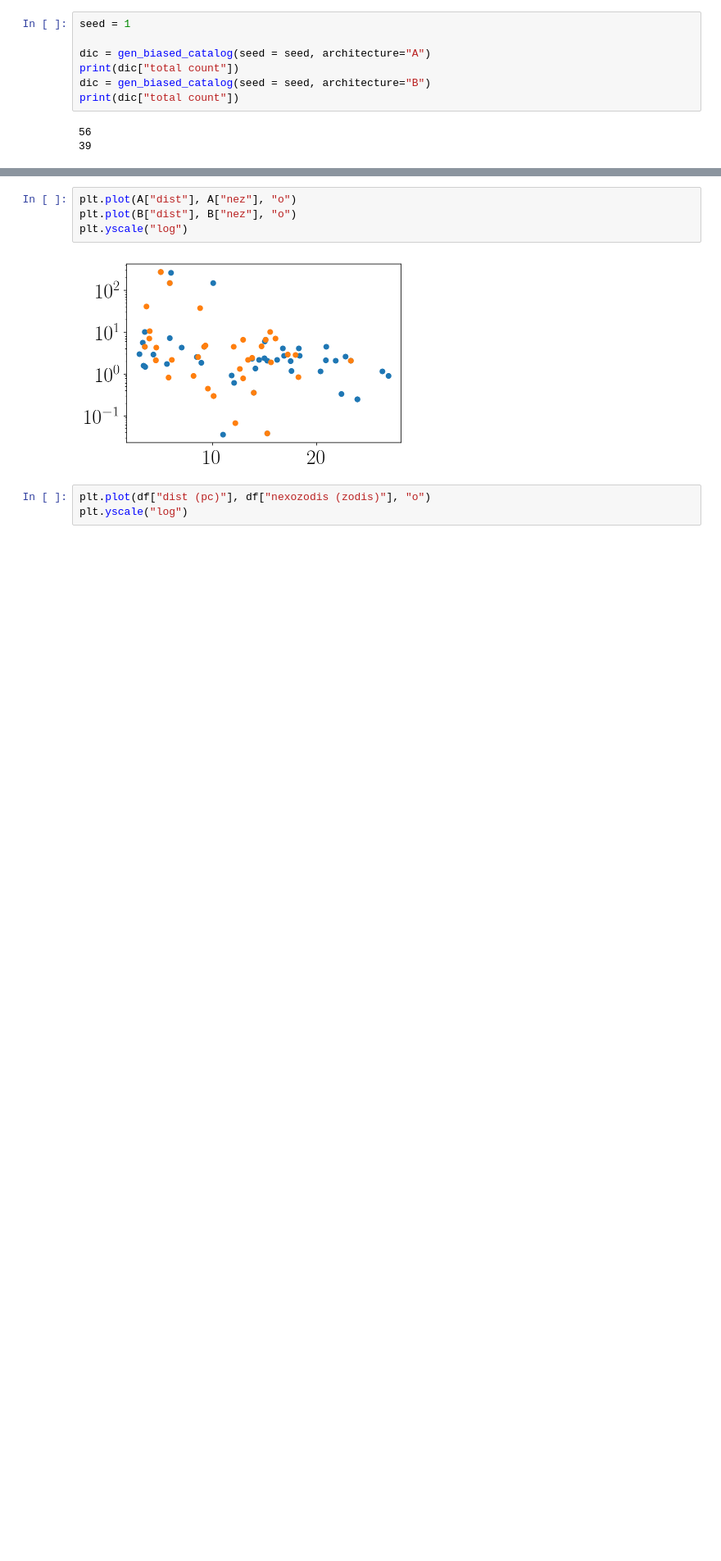
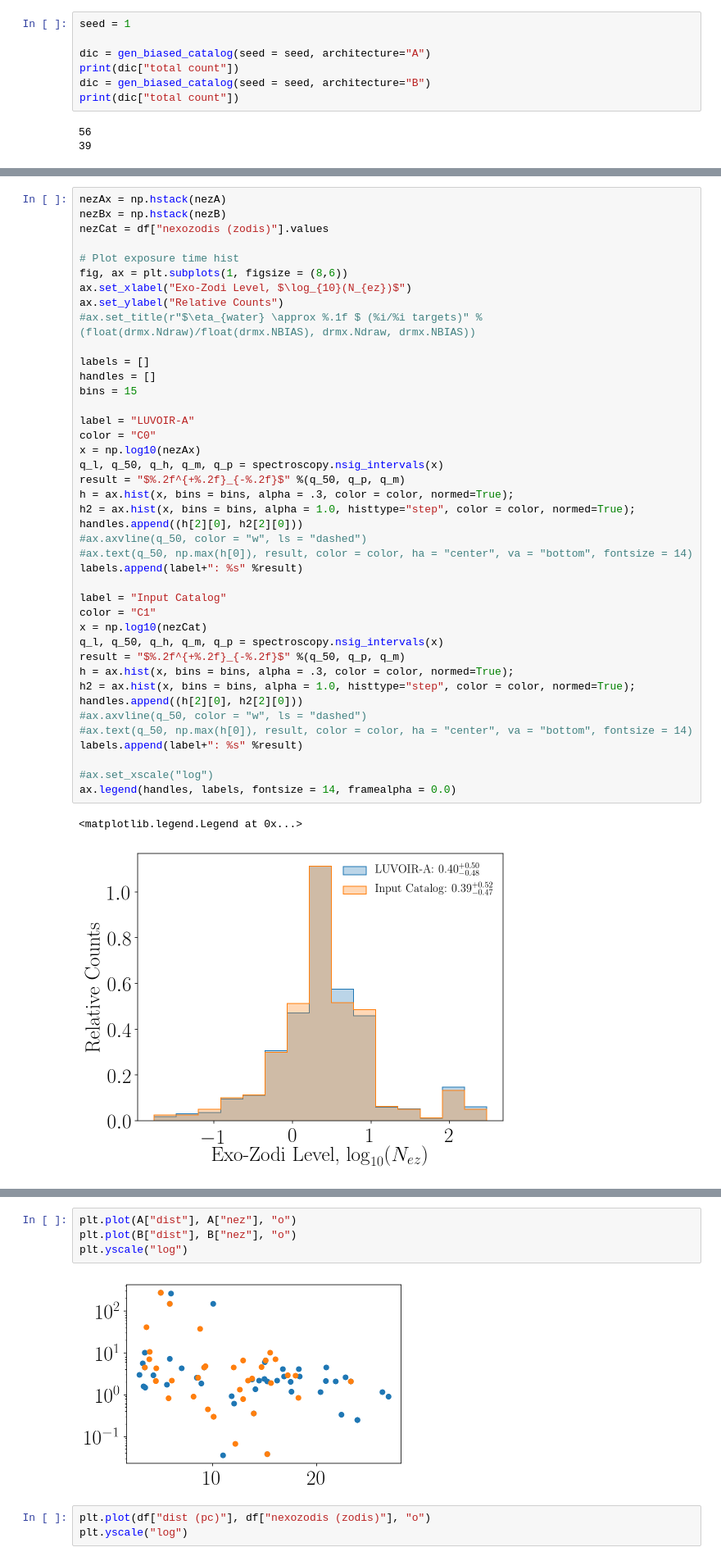
Before and after one commit to jlustigy/luvoir_hec_drm, a Jupyter notebook: notebooks/luvoir_char_biased_draw.ipynb, the cells around one changed output, grey strips where cells are left out. Shown at 82% size. Drawn from its saved outputs; the diff is of its cells as text; blank space fills up the shorter version.

```diff
--- a/notebooks/luvoir_char_biased_draw.ipynb
+++ b/notebooks/luvoir_char_biased_draw.ipynb
@@ -357,0 +362,44 @@ ax.legend(handles, labels, fontsize = 14, framealpha = 0.0)
+# %%
+nezAx = np.hstack(nezA)
+nezBx = np.hstack(nezB)
+nezCat = df["nexozodis (zodis)"].values
+
+# Plot exposure time hist
+fig, ax = plt.subplots(1, figsize = (8,6))
+ax.set_xlabel("Exo-Zodi Level, $\log_{10}(N_{ez})$")
+ax.set_ylabel("Relative Counts")
+#ax.set_title(r"$\eta_{water} \approx %.1f $ (%i/%i targets)" %(float(drmx.Ndraw)/float(drmx.NBIAS), drmx.Ndraw, drmx.NBIAS))
+
+labels = []
+handles = []
+bins = 15
+
+label = "LUVOIR-A"
+color = "C0"
+x = np.log10(nezAx)
+q_l, q_50, q_h, q_m, q_p = spectroscopy.nsig_intervals(x)
+result = "$%.2f^{+%.2f}_{-%.2f}$" %(q_50, q_p, q_m)
+h = ax.hist(x, bins = bins, alpha = .3, color = color, normed=True);
+h2 = ax.hist(x, bins = bins, alpha = 1.0, histtype="step", color = color, normed=True);
+handles.append((h[2][0], h2[2][0]))
+#ax.axvline(q_50, color = "w", ls = "dashed")
+#ax.text(q_50, np.max(h[0]), result, color = color, ha = "center", va = "bottom", fontsize = 14)
+labels.append(label+": %s" %result)
+
+label = "Input Catalog"
+color = "C1"
+x = np.log10(nezCat)
+q_l, q_50, q_h, q_m, q_p = spectroscopy.nsig_intervals(x)
+result = "$%.2f^{+%.2f}_{-%.2f}$" %(q_50, q_p, q_m)
+h = ax.hist(x, bins = bins, alpha = .3, color = color, normed=True);
+h2 = ax.hist(x, bins = bins, alpha = 1.0, histtype="step", color = color, normed=True);
+handles.append((h[2][0], h2[2][0]))
+#ax.axvline(q_50, color = "w", ls = "dashed")
+#ax.text(q_50, np.max(h[0]), result, color = color, ha = "center", va = "bottom", fontsize = 14)
+labels.append(label+": %s" %result)
+
+#ax.set_xscale("log")
+ax.legend(handles, labels, fontsize = 14, framealpha = 0.0)
+# %% [output]
+<matplotlib.legend.Legend at 0x...>
+[figure, added]
```
Also changed, not shown: parts of 5 cells of this notebook.
